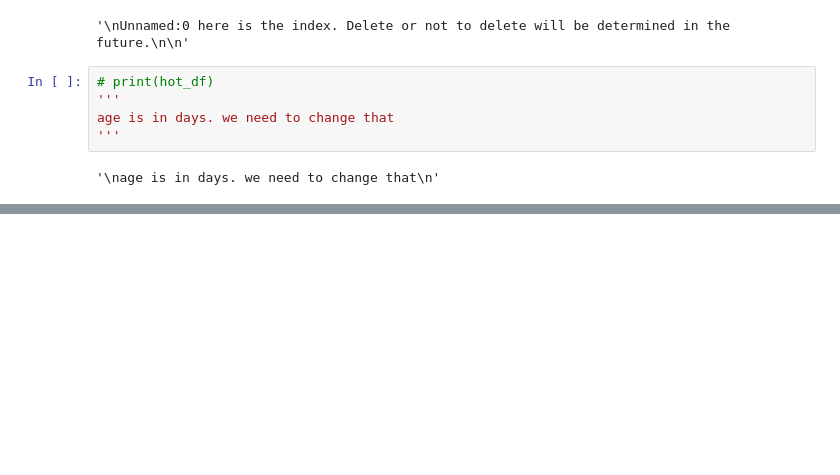
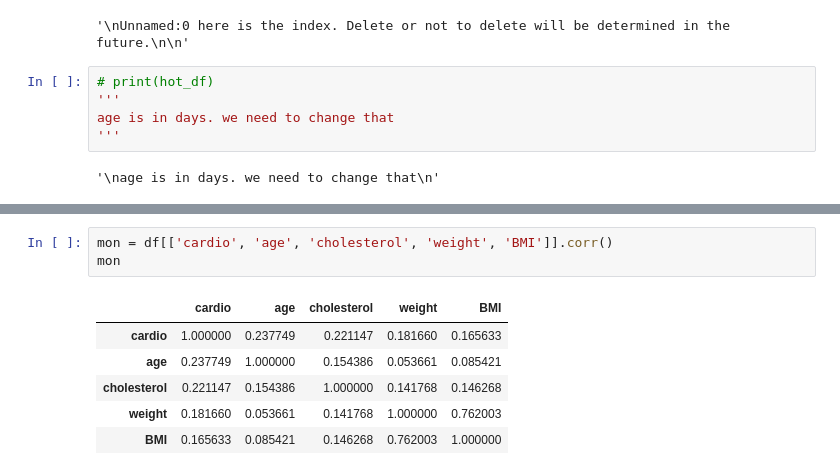
Before and after one commit to AustinTD4/Group-5-PBD, a Jupyter notebook: Experimenting.ipynb, the cells around one changed output, grey strips where cells are left out. Cells and saved outputs as stored; diff of their text form; blank space fills up the shorter version.

```diff
--- a/Experimenting.ipynb
+++ b/Experimenting.ipynb
@@ -77,0 +78,10 @@ We have some potential correlation between weight and gender_1
+# %%
+mon = df[['cardio', 'age', 'cholesterol', 'weight', 'BMI']].corr()
+mon
+# %% [output]
+|  | cardio | age | cholesterol | weight | BMI |
+| cardio | 1.000000 | 0.237749 | 0.221147 | 0.181660 | 0.165633 |
+| age | 0.237749 | 1.000000 | 0.154386 | 0.053661 | 0.085421 |
+| cholesterol | 0.221147 | 0.154386 | 1.000000 | 0.141768 | 0.146268 |
+| weight | 0.181660 | 0.053661 | 0.141768 | 1.000000 | 0.762003 |
+| BMI | 0.165633 | 0.085421 | 0.146268 | 0.762003 | 1.000000 |
```
Also changed, not shown: parts of 8 cells of this notebook.
